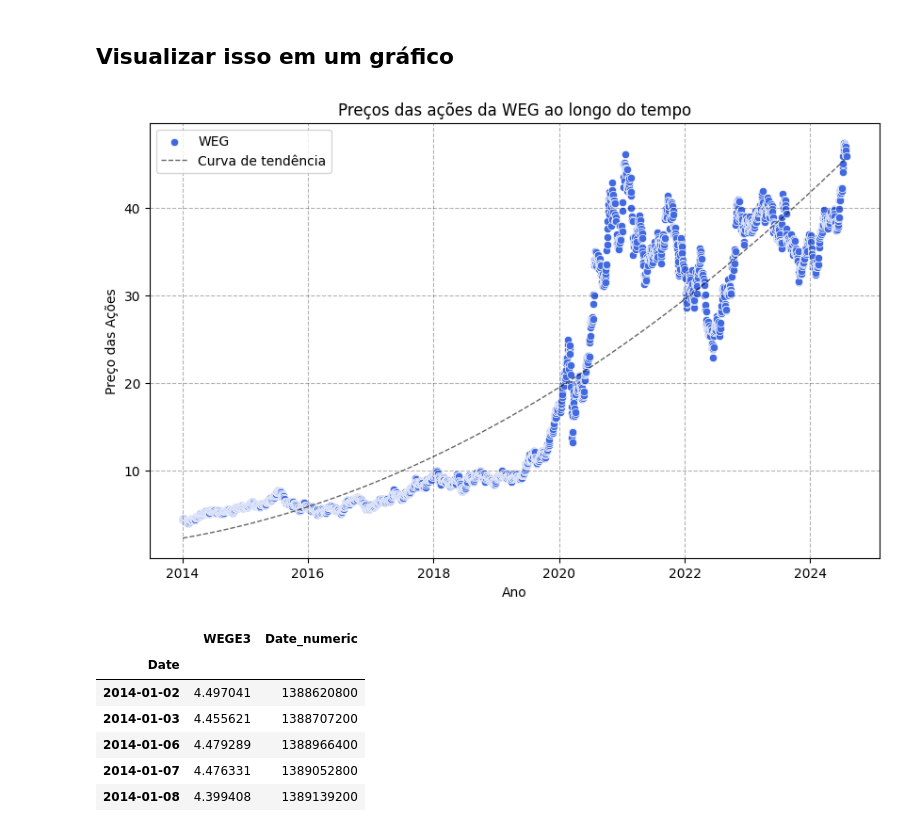
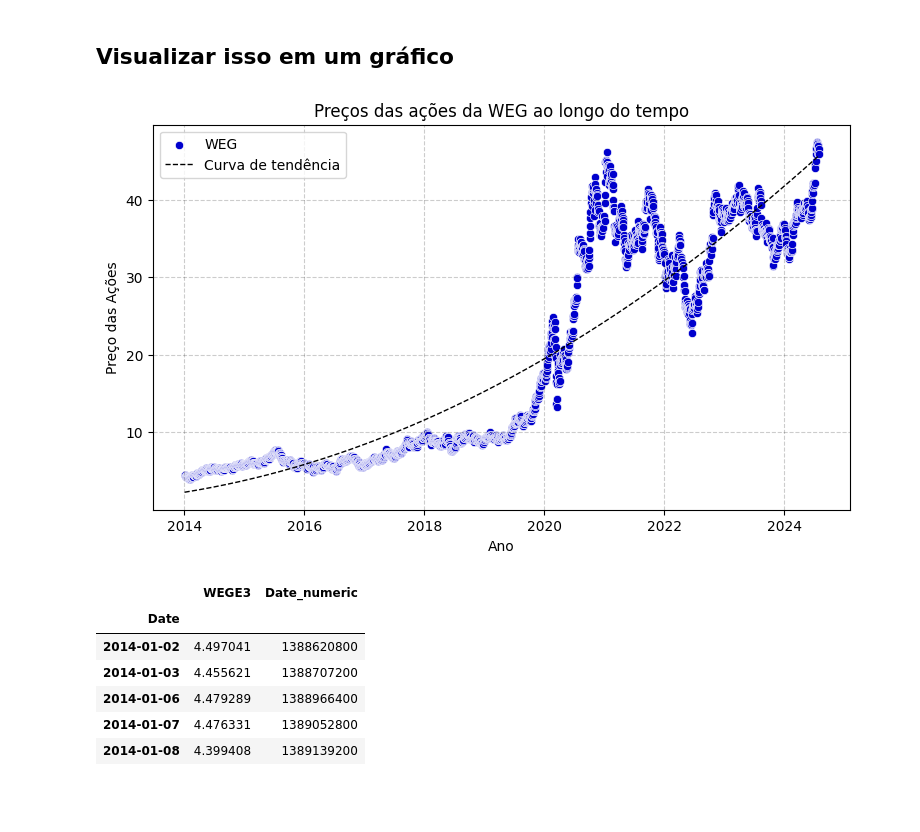
Before and after one commit to jlcamelo2350/Dados-e-automacao, a Jupyter notebook: Análises e automações com Ações da B3/weg_dados/weg2_Modelo_de_preditivo_de_preços_das_ações_da_WEG_SA.ipynb, the cells around one changed output. Drawn from its saved outputs; the diff is of its cells as text; code cells hidden in the pictures; blank space fills up the shorter version.

```diff
--- a/Análises e automações com Ações da B3/weg_dados/weg2_Modelo_de_preditivo_de_preços_das_ações_da_WEG_SA.ipynb
+++ b/Análises e automações com Ações da B3/weg_dados/weg2_Modelo_de_preditivo_de_preços_das_ações_da_WEG_SA.ipynb
@@ -82,39 +65,39 @@ Date
 ## Visualizar isso em um gráfico
 # %%
 # Criar uma figura
-plt.figure(figsize=(10, 6))
+plt.figure(figsize=(9, 5))
 
 # Plotar os dados sobre os preços das ações da WEG
-sns.scatterplot(data=df, x='Date', y='WEGE3', label='WEG', color='royalblue')
+sns.scatterplot(data=df, x='Date', y='WEGE3', label='WEG', color='mediumblue')
 
 # Adicionar linha de tendência
 
 #ajusto os dados para uma curva polinomial de grau 2 (obtendo os coeficientes)
 coeficientes = np.polyfit(df['Date_numeric'], df['WEGE3'], 2)
 
 #crio um objeto de função polinomial a partir dos coeficientes obtidos
 tendencia = np.poly1d(coeficientes)
 
 # Ploto os dados em uma curva de tendência
-plt.plot(df.index, tendencia(df['Date_numeric']), label='Curva de tendência', color='black', linestyle='--', linewidth=1, alpha = 0.6)
+plt.plot(df.index, tendencia(df['Date_numeric']), label='Curva de tendência', color='black', linestyle='--', linewidth = 1)
 
 # Nomear os eixos do gráfico
 plt.xlabel('Ano')
 plt.ylabel('Preço das Ações')
 
 # Título do gráfico
 plt.title('Preços das ações da WEG ao longo do tempo')
 
 # Mostrar a legenda no gráfico
 plt.legend()
 
 # Mostrar as grades no gráfico
-plt.grid(True, alpha = 0.3, linestyle = '--', c="black")
+plt.grid(True, alpha = 0.2, linestyle = '--', c="black")
 
 # Mostrar o gráfico
 plt.show()
 # %% [output]
-[figure, old version]
+[figure, new version]
 # %%
 df.head()
 # %% [output]
```
Also changed, not shown: parts of 13 cells of this notebook.
